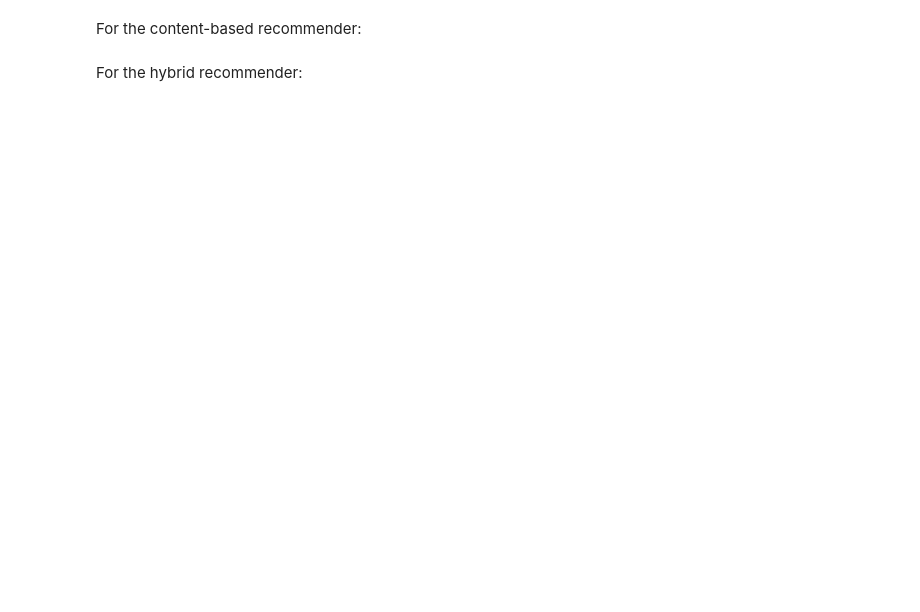
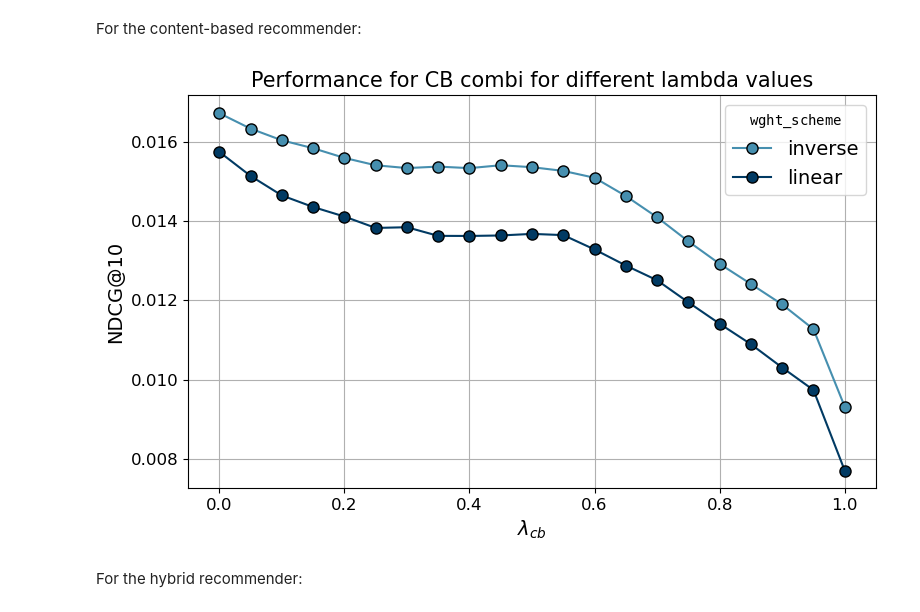
Before and after one commit to SebWae/dr-podcast-recsys-bsc-project, a Jupyter notebook: eda/experiments_viz.ipynb, the cells around one changed output. Cells and saved outputs as stored; diff of their text form; code cells hidden in the pictures; blank space fills up the shorter version.

```diff
--- a/eda/experiments_viz.ipynb
+++ b/eda/experiments_viz.ipynb
@@ -90,4 +83,37 @@ plt.show()
 # %% [markdown]
 For the content-based recommender:
+# %%
+# loading CB combi experiments results
+cb_exp_df = pd.read_csv("../" + EXPERIMENTS_CB_PATH, header=0)
+
+# initializing plot and color mapping
+plt.figure(figsize=(8, 5))
+color_map = {
+    "inverse": "#468faf",
+    "linear": "#013a63"
+}
+
+# plotting lines for each wght_scheme
+for scheme in cb_exp_df["wght_scheme"].unique():
+    subset = cb_exp_df[cb_exp_df["wght_scheme"] == scheme]
+    subset = subset.sort_values("lambda")
+    color = color_map[scheme]
+    plt.plot(subset["lambda"], subset["ndcg@10"], marker='o', label=scheme, c=color, markeredgecolor="black", markersize=8)
+
+# annotating plot
+lambda_cb = r"$\lambda_{cb}$"
+plt.xlabel(f"{lambda_cb}", fontsize=14)
+plt.ylabel("NDCG@10", fontsize=14)
+plt.title("Performance for CB combi for different lambda values", fontsize=15)
+legend_title = r"$\mathtt{wght\_scheme}$"
+plt.xticks(fontsize=12)
+plt.yticks(fontsize=12)
+plt.legend(title=legend_title, fontsize=14)
+plt.grid(True)
+plt.tight_layout()
+
+plt.show()
+# %% [output]
+[figure, added]
 # %% [markdown]
 For the hybrid recommender:
```
Also changed, not shown: parts of 4 cells of this notebook.
